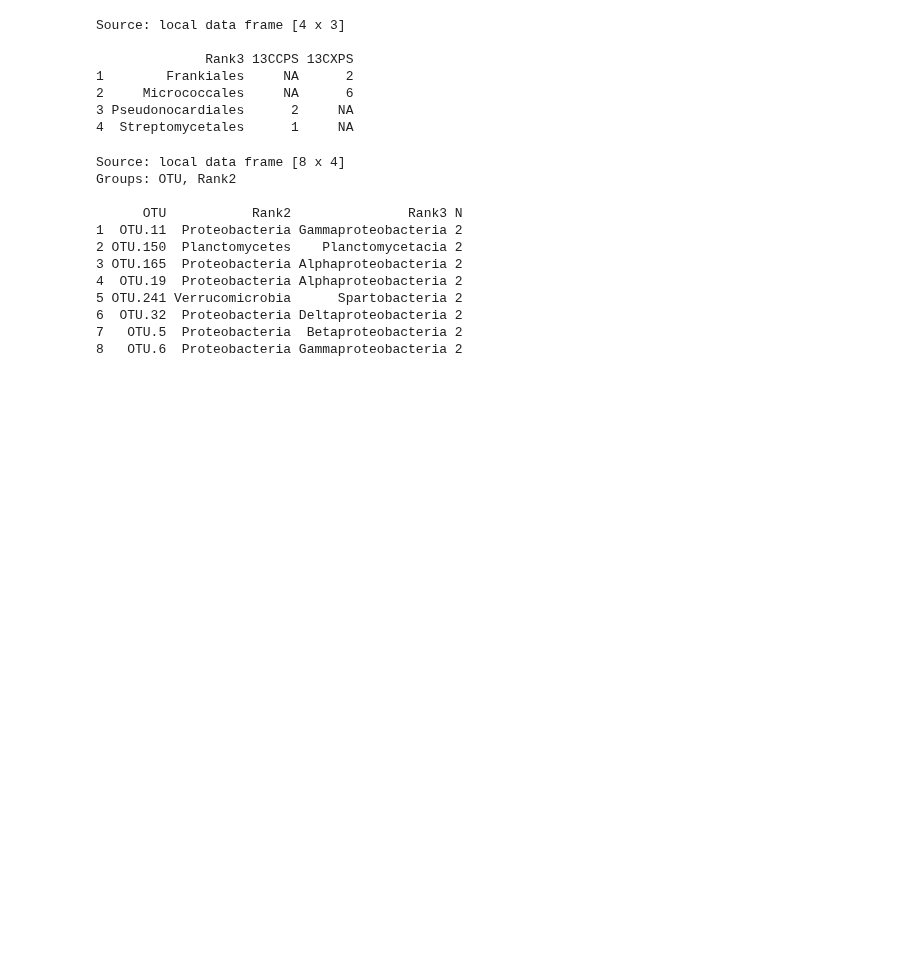
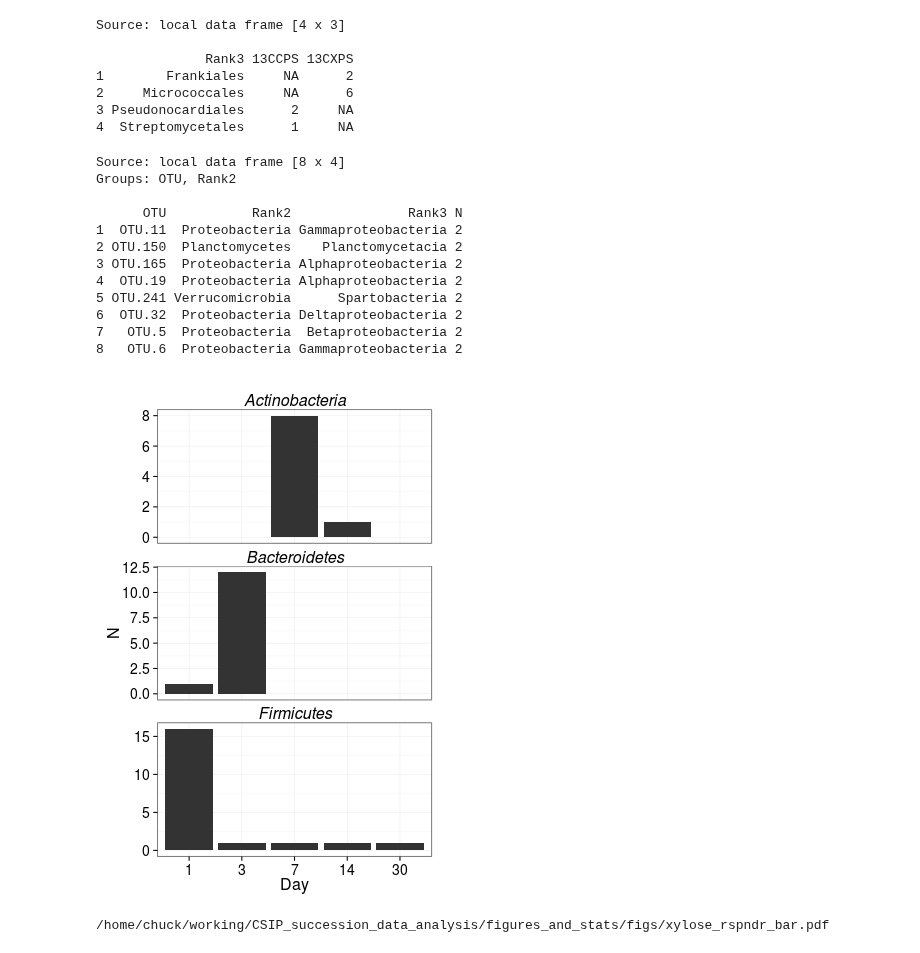
Before and after one commit to chuckpr/CSIP_succession_data_analysis, a Jupyter notebook: figures_and_stats/counts.ipynb, the cells around one changed output. Cells and saved outputs as stored; diff of their text form; code cells hidden in the pictures; blank space fills up the shorter version.

Commit message:
fig of xylose rspndr with day actiino firmic bacter

```diff
--- a/figures_and_stats/counts.ipynb
+++ b/figures_and_stats/counts.ipynb
@@ -490,3 +494,31 @@ Groups: OTU, Rank2
 6  OTU.32  Proteobacteria Deltaproteobacteria 2
 7   OTU.5  Proteobacteria  Betaproteobacteria 2
 8   OTU.6  Proteobacteria Gammaproteobacteria 2
+# %%
+%%R -h 525 -w 350
+FDR = 0.10
+
+d = l2fc.df %>%
+    filter(Treatment == "13CXPS", padj <= FDR) %>%
+    group_by(Day, Rank2) %>%
+    summarize(N = n()) %>%
+    filter(Rank2 %in% c("Actinobacteria", "Firmicutes", "Bacteroidetes"))
+
+p = ggplot(d, aes(x = factor(Day), y = N))
+
+p = p + facet_wrap(~Rank2, ncol = 1, scales = "free_y")
+
+p = p + geom_bar(stat = "identity")
+
+p = p + theme_bw()
+
+p = p + theme(axis.text = element_text(size = 14),
+              axis.title = element_text(size = 16),
+              strip.text = element_text(size = 16, face = "italic"),
+              strip.background = element_blank())
+
+p = p + labs(x = "Day")
+
+p
+# %% [output]
+[figure, added]
@@ -492,0 +528,4 @@ Groups: OTU, Rank2
+# %%
+FileLink("figs/xylose_rspndr_bar.pdf")
+# %% [output]
+/home/chuck/working/CSIP_succession_data_analysis/figures_and_stats/figs/xylose_rspndr_bar.pdf
```
Also changed, not shown: parts of 2 cells of this notebook.
